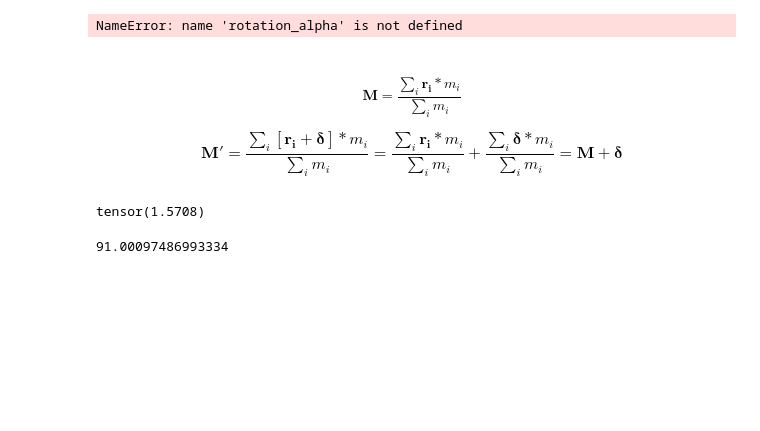
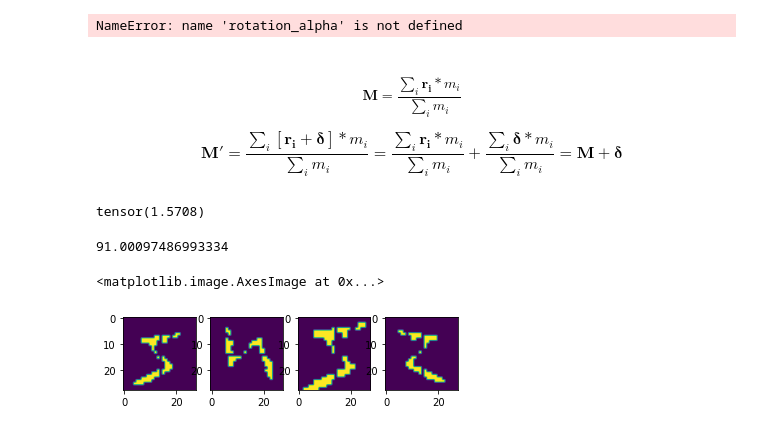
Before and after one commit to davemeijdam/map-generalization-thesis-2021, a Jupyter notebook: notebooks/moments_.ipynb, the cells around one changed output. Cells and saved outputs as stored; diff of their text form; code cells hidden in the pictures; blank space fills up the shorter version.

```diff
--- a/notebooks/moments_.ipynb
+++ b/notebooks/moments_.ipynb
@@ -78,6 +80,7 @@ dataset1 = datasets.MNIST('~/Developer/datasets', train=True,
                               transforms.ToTensor(),
                               TensorToPolygon(),
                               Transform1d2d()
+#                              OneDToTwoD()
                           ]))
 
 dataset2 = datasets.MNIST('~/Developer/datasets', train=True,
@@ -87,6 +90,7 @@ dataset2 = datasets.MNIST('~/Developer/datasets', train=True,
                               transforms.ToTensor(),
                               TensorToPolygon(),
                               Transform1d2d()
+#                              OneDToTwoD()
                           ]))
 
 dataset3 = datasets.MNIST('~/Developer/datasets', train=True,
@@ -96,16 +100,29 @@ dataset3 = datasets.MNIST('~/Developer/datasets', train=True,
                               transforms.ToTensor(),
                               TensorToPolygon(),
                               Transform1d2d()
+#                              OneDToTwoD()
                           ]))
 
 dataset4 = datasets.MNIST('~/Developer/datasets', train=True,
                           transform=transforms.Compose([
 #                              transforms.RandomCrop(28, padding=2), # random shift by +- 2 pixels in all direcitons
-                              transforms.RandomAffine(degrees=0, translate=None, scale=(0.5,1.4)),
+                              transforms.RandomAffine(degrees=0, translate=None, scale=(0.7,1.3)),
                               transforms.ToTensor(),
                               TensorToPolygon(),
                               Transform1d2d()
+#                              OneDToTwoD()
                           ]))
+
+dataset5 = datasets.MNIST('~/Developer/datasets', train=True,
+                          transform=transforms.Compose([
+#                              transforms.RandomCrop(28, padding=2), # random shift by +- 2 pixels in all direcitons
+                              #transforms.RandomAffine(degrees=0, translate=None, scale=(0.5,1.4)),
+                              transforms.RandomHorizontalFlip(p=1),
+                              transforms.ToTensor(),
+                              TensorToPolygon(),
+                              Transform1d2d()
+#                              OneDToTwoD()
+                          ]))
 # %%
 default = dataset1[0][0]
 rotated = dataset2[0][0]
@@ -295,3 +342,13 @@ tensor(1.5708)
 np.arctan2(60, -1) * 180 / 3.14
 # %% [output]
 91.00097486993334
+# %%
+figure, axis = plt.subplots(1, 4)
+
+axis[0].imshow(plot_preprocessing(translated))
+axis[1].imshow(plot_preprocessing(rotated))
+axis[2].imshow(plot_preprocessing(scaled))
+axis[3].imshow(plot_preprocessing(flipped))
+# %% [output]
+<matplotlib.image.AxesImage at 0x...>
+[figure, added]
```
Also changed, not shown: parts of 8 cells of this notebook, 1 other file.
